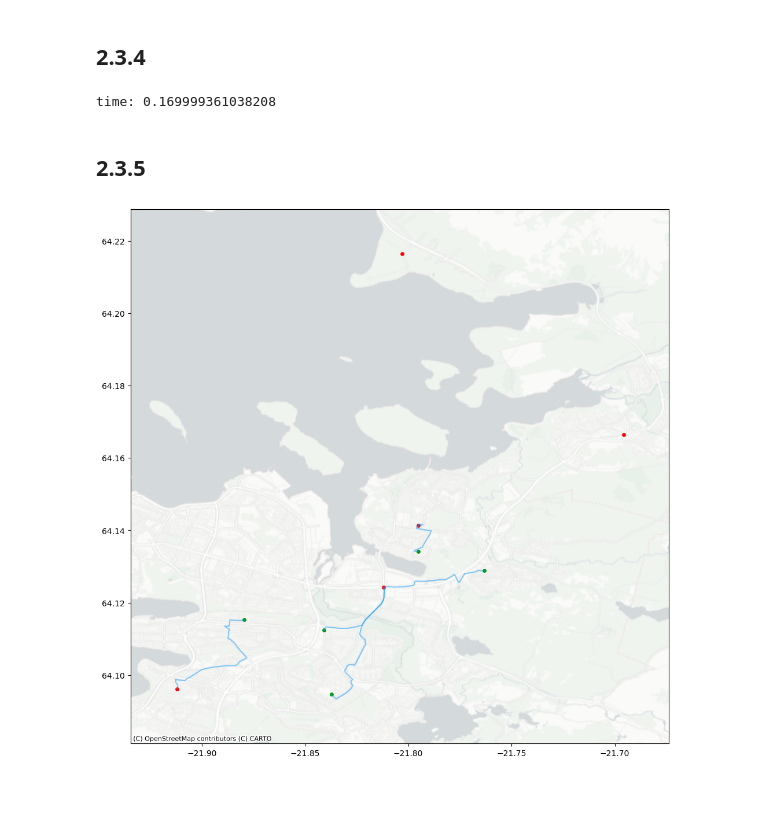
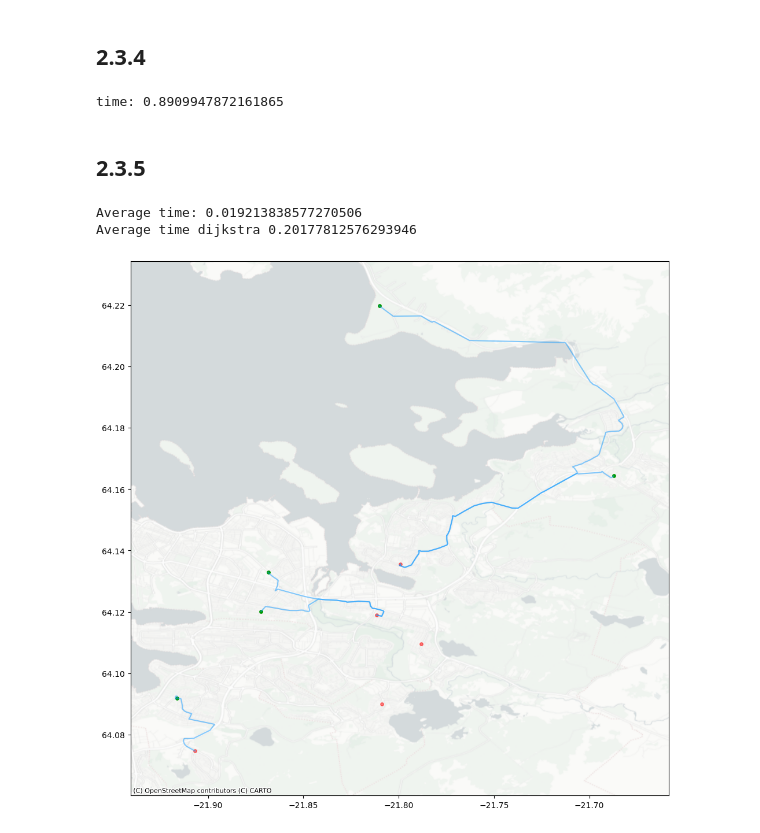
Before and after one commit to EidurK/GreiningLokaverkefni, a Jupyter notebook: FinalProject.ipynb, the cells around one changed output. Drawn from its saved outputs; the diff is of its cells as text; code cells hidden in the pictures; blank space fills up the shorter version.

```diff
--- a/FinalProject.ipynb
+++ b/FinalProject.ipynb
@@ -83,15 +84,22 @@ node_dict, adjaceny_list = preprocess_data(df_edges, df_nodes)
 #   -distance: dictionary þar sem distance[i] er fjarlægð node[i] frá start_point
 #   -prev_edge: dictionary af edges
 
-def dijkstra_normal(start_point, nodes=node_dict, edges=adjaceny_list):
+def dijkstra(start_point, threshold=None, nodes=node_dict, edges=adjaceny_list):
+
     prev_edge = {osmid: None for osmid in node_dict}
     distance = {osmid: float("inf") for osmid in node_dict}
     distance[start_point['osmid']] = 0
 
+    heap=[]
+    for node in nodes:
+        heapq.heappush(heap, (float("inf"), node))
     heap = [(0, start_point)]
 
     while heap:
         current_distance, u = heapq.heappop(heap)
+
+        if threshold and current_distance > threshold:
+            continue
 
         if current_distance > distance[u['osmid']]:
             continue
@@ -120,7 +191,7 @@ def dijkstra_normal(start_point, nodes=node_dict, edges=adjaceny_list):
 def leit(starting_points, end_points=None):
     results = []
     for node in starting_points:
-        dist, prev_edge = dijkstra_normal(node)
+        dist, prev_edge = dijkstra(node)
         results.append( { "start_position": node, "distances": dist, "edges": prev_edge })
 
     return np.array(results)
@@ -283,11 +301,11 @@ draw_shortest_paths(start_points, end_points)
 ## 2.3.4
 # %%
 start = time.time()
-leit(stations)
+leit(end_points)
 end = time.time()
 print("time:", end- start)
 # %% [output]
-time: 0.169999361038208
+time: 0.8909947872161865
 # %% [markdown]
 ## 2.3.5
 # %%
@@ -353,19 +371,36 @@ end_points = sample(5)
 # %%
 results = []
 
+times = [[],0]
+times_d = [[], 0]
 for start in start_points:
     min_distance = float('inf')
     optimal_path = None
+    start_time = time.time()
+    dijkstra(start)
+    end_time = time.time()
+    times_d[0].append(end_time - start_time)
+    times_d[1] += 1
 
     for end in end_points:
+        start_time = time.time()
         path, distance = A_star(start, end)
+        end_time = time.time()
+        times[0].append(end_time - start_time)
+        times[1] += 1
+
         if distance < min_distance:
             min_distance = distance
             optimal_path = path
 
     if min_distance != float('inf'):
         results.append(optimal_path)
-
+all_times = np.array(times[0])
+all_times_d = np.array(times_d[0])
+print("Average time:", np.sum(all_times)/times[1])
+print("Average time dijkstra", np.sum(all_times_d)/times_d[1])
 draw_paths(start_points, end_points, results)
 # %% [output]
+Average time: 0.019213838577270506
+Average time dijkstra 0.20177812576293946
-[figure, old version]
+[figure, new version]
```
Also changed, not shown: parts of 11 cells of this notebook.
